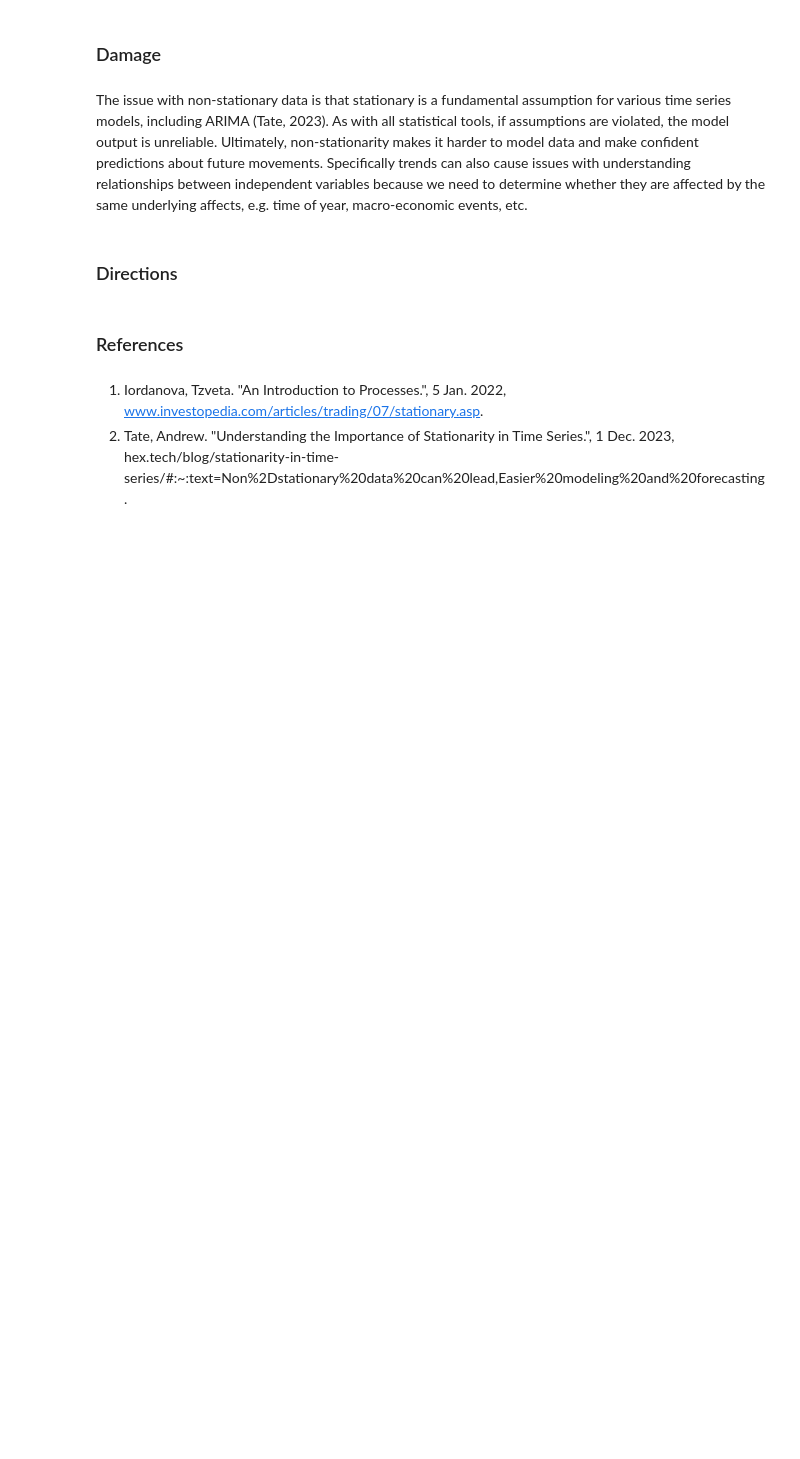
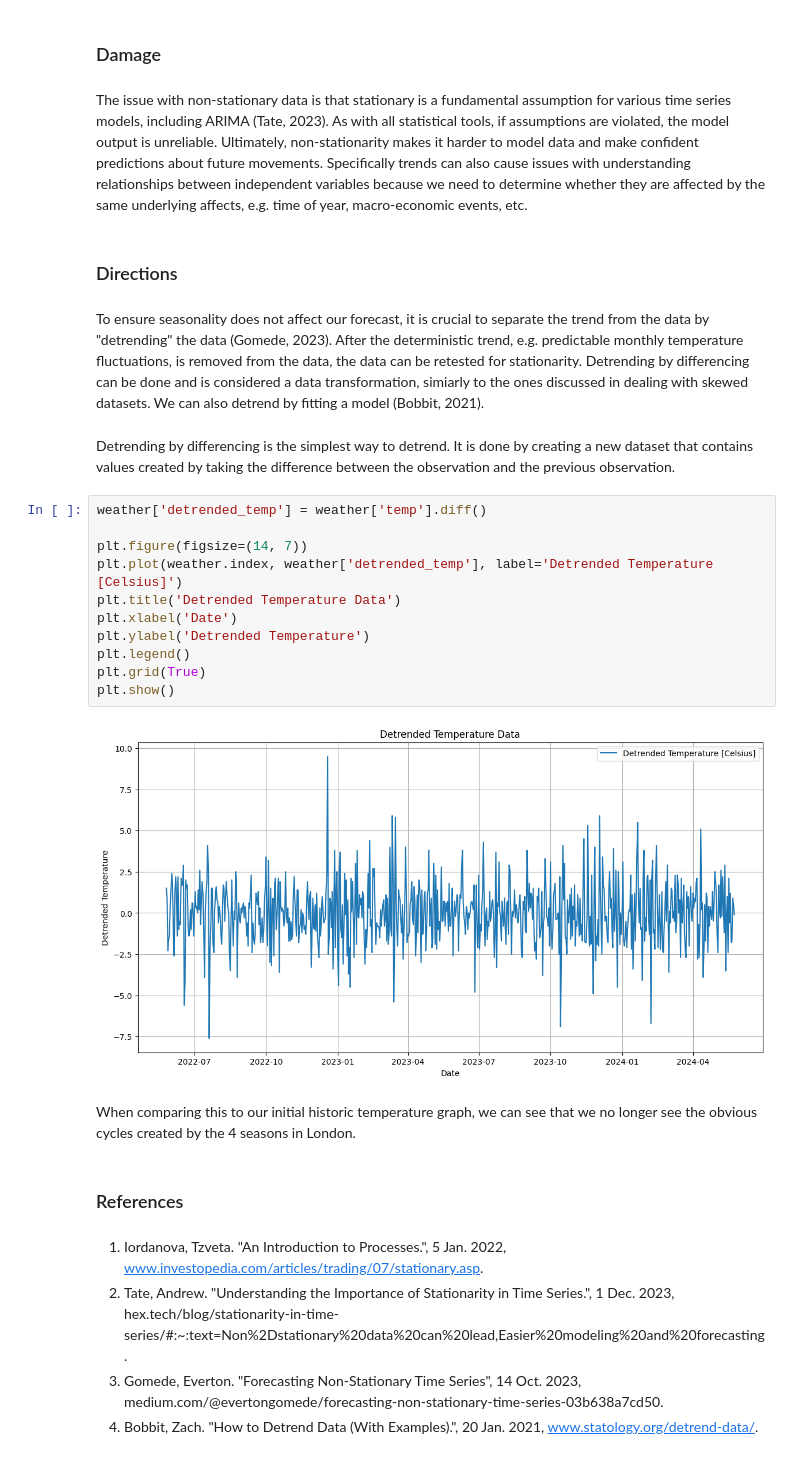
Before and after one commit to RabeaTzenetos/wqu, a Jupyter notebook: financial-econometrics/gwp1/non-stationary_weather.ipynb, the cells around one changed output. Cells and saved outputs as stored; diff of their text form; blank space fills up the shorter version.

```diff
--- a/financial-econometrics/gwp1/non-stationary_weather.ipynb
+++ b/financial-econometrics/gwp1/non-stationary_weather.ipynb
@@ -140,8 +140,29 @@ As we can see, the p-value exceeds 0.05 (even if only slightly). Therefore, we c
 The issue with non-stationary data is that stationary is a fundamental assumption for various time series models, including ARIMA (Tate, 2023). As with all statistical tools, if assumptions are violated, the model output is unreliable. Ultimately, non-stationarity makes it harder to model data and make confident predictions about future movements. Specifically trends can also cause issues with understanding relationships between independent variables because we need to determine whether they are affected by the same underlying affects, e.g. time of year, macro-economic events, etc.
 # %% [markdown]
 ### Directions
+# %% [markdown]
+To ensure seasonality does not affect our forecast, it is crucial to separate the trend from the data by "detrending" the data (Gomede, 2023). After the deterministic trend, e.g. predictable monthly temperature fluctuations, is removed from the data, the data can be retested for stationarity. Detrending by differencing can be done and is considered a data transformation, simiarly to the ones discussed in dealing with skewed datasets. We can also detrend by fitting a model (Bobbit, 2021).
+# %% [markdown]
+Detrending by differencing is the simplest way to detrend. It is done by creating a new dataset that contains values created by taking the difference between the observation and the previous observation.
+# %%
+weather['detrended_temp'] = weather['temp'].diff()
+
+plt.figure(figsize=(14, 7))
+plt.plot(weather.index, weather['detrended_temp'], label='Detrended Temperature [Celsius]')
+plt.title('Detrended Temperature Data')
+plt.xlabel('Date')
+plt.ylabel('Detrended Temperature')
+plt.legend()
+plt.grid(True)
+plt.show()
+# %% [output]
+[figure, added]
+# %% [markdown]
+When comparing this to our initial historic temperature graph, we can see that we no longer see the obvious cycles created by the 4 seasons in London.
 # %% [markdown]
 ### References
 # %% [markdown]
 1. Iordanova, Tzveta. "An Introduction to Processes.", 5 Jan. 2022, www.investopedia.com/articles/trading/07/stationary.asp.
 2. Tate, Andrew. "Understanding the Importance of Stationarity in Time Series.", 1 Dec. 2023, hex.tech/blog/stationarity-in-time-series/#:~:text=Non%2Dstationary%20data%20can%20lead,Easier%20modeling%20and%20forecasting.
+3. Gomede, Everton. "Forecasting Non-Stationary Time Series", 14 Oct. 2023, medium.com/@evertongomede/forecasting-non-stationary-time-series-03b638a7cd50.
+4. Bobbit, Zach. "How to Detrend Data (With Examples).", 20 Jan. 2021, www.statology.org/detrend-data/.
```
